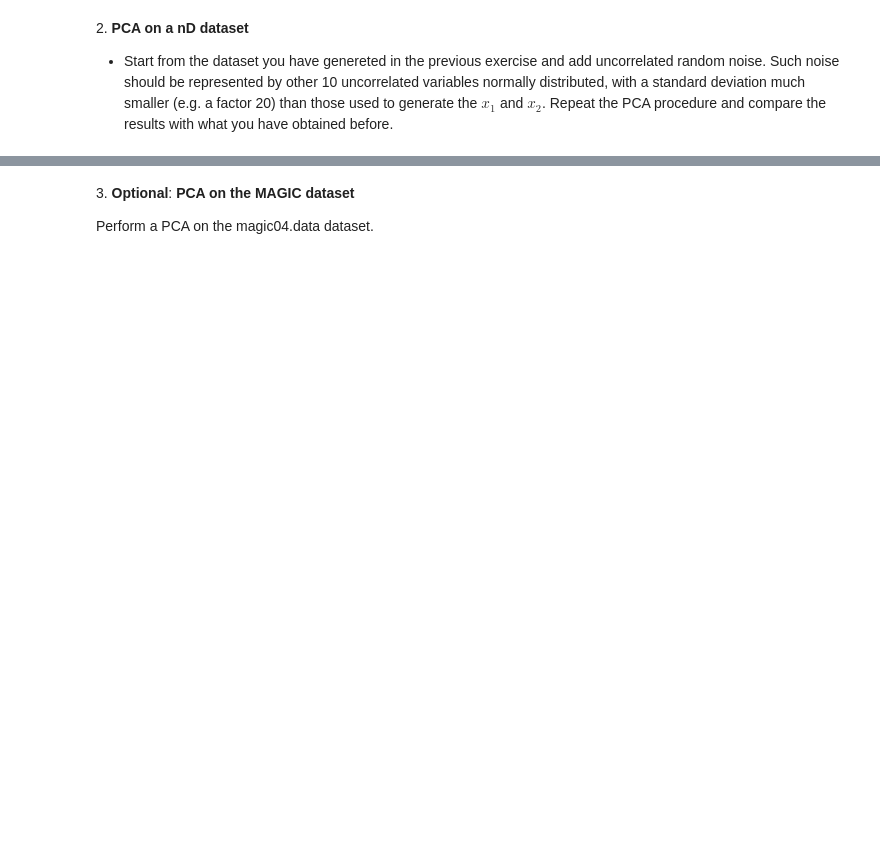
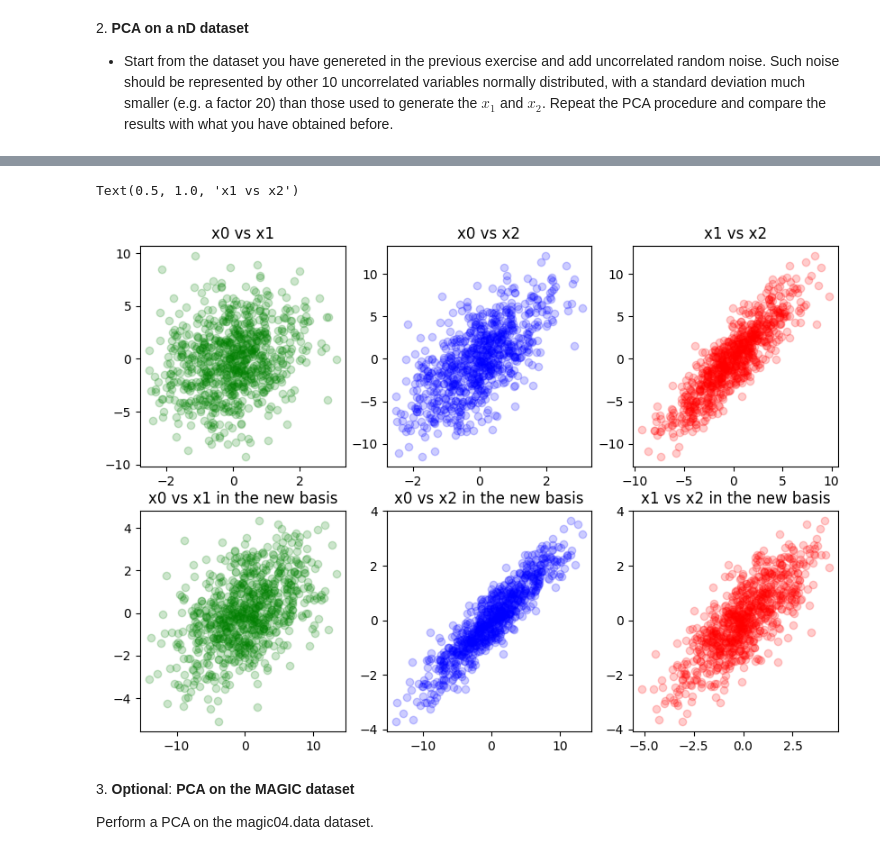
Before and after one commit to saraLevo/ScientificComputingWithPython2023, a Jupyter notebook: 08ex_algebra.ipynb, the cells around one changed output, grey strips where cells are left out. Drawn from its saved outputs; the diff is of its cells as text; code cells hidden in the pictures; blank space fills up the shorter version.

```diff
--- a/08ex_algebra.ipynb
+++ b/08ex_algebra.ipynb
@@ -125,25 +131,15 @@ from scipy import linalg as la
 import pandas as pd
 import matplotlib.pyplot as plt
 
+noise = np.random.normal(0, 0.05, size=(3, N, 10))
+
 N = 800
 x1 = np.random.normal(0, 1, N)
 x2 = x1 + np.random.normal(0, 3, N)
 x3 = 2*x1 + x2
+data = {'x1' : x1, 'x2' : x2, 'x3' : x3}
+df = np.array(pd.DataFrame(data)) + np.sum(noise, axis=2).T
 
-x4 = np.random.normal(0, 1/scale_factor, N)
-x5 = np.random.normal(0, 1/scale_factor, N)
-x6 = np.random.normal(0, 1/scale_factor, N)
-x7 = np.random.normal(0, 1/scale_factor, N)
-x8 = np.random.normal(0, 1/scale_factor, N)
-x9 = np.random.normal(0, 1/scale_factor, N)
-x10 = np.random.normal(0, 1/scale_factor, N)
-x11 = np.random.normal(0, 1/scale_factor, N)
-x12 = np.random.normal(0, 1/scale_factor, N)
-x13 = np.random.normal(0, 1/scale_factor, N)
-
-data = {'x1' : x1, 'x2' : x2, 'x3' : x3, 'x4' : x4, 'x5' : x5, 'x6' : x6, 'x7' : x7, 'x8' : x8, 'x9' : x9, 'x10' : x10, 'x11' : x11, 'x12' : x12, 'x13' : x13}
-df = np.array(pd.DataFrame(data))
-df
 
 #Covariance matrix eigendecomposition
 cov = np.cov(df, rowvar=False)
@@ -151,14 +147,25 @@ print('Covariance matrix: \n', cov, '\n')
 
 eig_values_cov, eig_vecs_cov = la.eig(cov)
 eig_values_cov = np.real_if_close(eig_values_cov)
+
+index = eig_values_cov.argsort()[::-1]
+eig_values_cov = eig_values_cov[index]
+eig_vecs_cov = eig_vecs_cov[index]
+
 print("Eigenvalues with cov matrix:\n", eig_values_cov, '\n')
 print("Eigenvectors with cov matrix:\n", eig_vecs_cov, '\n')
+
 
 #SVD eigendecomposition
 U, S, eig_vecs_svd = np.linalg.svd(df)
 eig_values_svd = S**2/(N-1) #Rescaling the spectrum to get the eigenvalues
 print("Eigenvalues with SVD:\n", eig_values_svd, '\n')
 print("Eigenvectors with SVD:\n", eig_vecs_svd.T, '\n')
+
+#The two procedures actually yield the same result. The fact that the eigenvectors
+#retrieved with SVD method have complementary signs for each component is fine.
+# in fact this just means that are antiparallel with respect to the ones obtained via eiegnedecomposition
+# therefore thay are actually spanning the same eigenspace.
 
 Lambda = np.diag(eig_values_cov)
 print("Trace of the covariance matrix:\n", cov.trace(), '\n')
@@ -167,15 +174,40 @@ print("Trace of the diagonal eigenvalues matrix:\n", Lambda.trace(), '\n')
 print("By selecting the component 0, we retain %.2f%% of the total variability" % ((Lambda[0, 0]/Lambda.trace())*100))
 print("By selecting the component 1, we retain %.2f%% of the total variability" % ((Lambda[1, 1]/Lambda.trace())*100))
 print("By selecting the component 2, we retain %.2f%% of the total variability" % ((Lambda[2, 2]/Lambda.trace())*100))
-print("By selecting the component 3, we retain %.2f%% of the total variability" % ((Lambda[3, 3]/Lambda.trace())*100))
-print("By selecting the component 4, we retain %.2f%% of the total variability" % ((Lambda[4, 4]/Lambda.trace())*100))
-print("By selecting the component 5, we retain %.2f%% of the total variability" % ((Lambda[5, 5]/Lambda.trace())*100))
-print("By selecting the component 6, we retain %.2f%% of the total variability" % ((Lambda[6, 6]/Lambda.trace())*100))
-print("By selecting the component 7, we retain %.2f%% of the total variability" % ((Lambda[7, 7]/Lambda.trace())*100))
-print("By selecting the component 8, we retain %.2f%% of the total variability" % ((Lambda[8, 8]/Lambda.trace())*100))
-print("By selecting the component 9, we retain %.2f%% of the total variability" % ((Lambda[9, 9]/Lambda.trace())*100))
-print("By selecting the component 10, we retain %.2f%% of the total variability" % ((Lambda[10, 10]/Lambda.trace())*100))
-print("By selecting the component 11, we retain %.2f%% of the total variability" % ((Lambda[11, 11]/Lambda.trace())*100))
-print("By selecting the component 12, we retain %.2f%% of the total variability" % ((Lambda[12, 12]/Lambda.trace())*100))
+
+#The fact that the variable x3 yields the lowest variability is actually consistent
+# with how the data has been defined. In fact x3 is completely dependent on the other two variables.
+
+
+Lambda_new = np.zeros((Lambda.shape))
+var = 0
+i = 0
+for el in eig_values_cov:
+    var = var+el
+    Lambda_new[i,i] = el
+    if abs((var)/Lambda.trace()) >= 0.99:
+        print("In the new basis, we retain %.2f%% of the total variability" % (abs((var)/Lambda.trace())*100))
+        break
+    i += 1
+
+df_array = np.array([x1, x2, x3])
+#Rewriting the data sets in the new basis
+df_new = np.dot(eig_vecs_cov.T, df_array)
+print(df_new)
+fig, axs = plt.subplots(nrows=2, ncols=3, figsize=(10, 7))
+
+axs[1, 0].scatter(df_new[0, :], df_new[1, :], alpha=0.2, c='g')
+axs[1, 0].set_title('x0 vs x1 in the new basis')
+axs[1, 1].scatter(df_new[0, :], df_new[2, :], alpha=0.2, c='b')
+axs[1, 1].set_title('x0 vs x2 in the new basis')
+axs[1, 2].scatter(df_new[1, :], df_new[2, :], alpha=0.2, c='r')
+axs[1, 2].set_title('x1 vs x2 in the new basis')
+
+axs[0, 0].scatter(df[:, 0], df[:, 1], alpha=0.2, c='g')
+axs[0, 0].set_title('x0 vs x1')
+axs[0, 1].scatter(df[:, 0], df[:, 2], alpha=0.2, c='b')
+axs[0, 1].set_title('x0 vs x2')
+axs[0, 2].scatter(df[:, 1], df[:, 2], alpha=0.2, c='r')
+axs[0, 2].set_title('x1 vs x2')
 # %% [output]
 Covariance matrix:
@@ -198,3 +230,5 @@ By selecting the component 12, we retain 5.50% of the total variability
+Text(0.5, 1.0, 'x1 vs x2')
+[figure, added]
 # %% [markdown]
 3\. **Optional**: **PCA on the MAGIC dataset**
 
```
Also changed, not shown: parts of 2 cells of this notebook, 5 other files.
